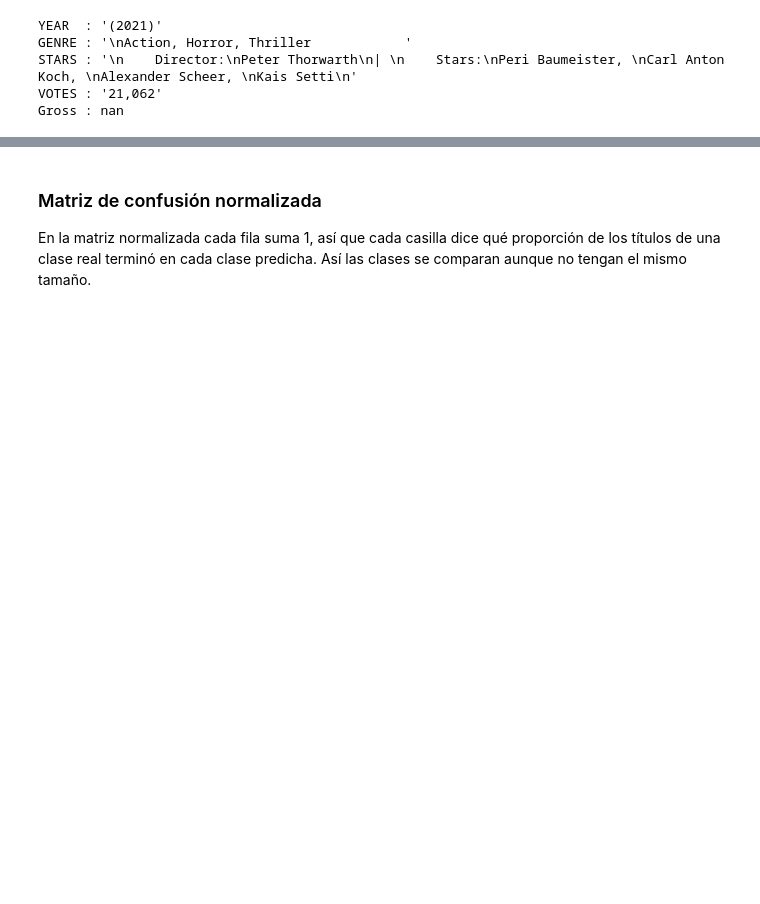
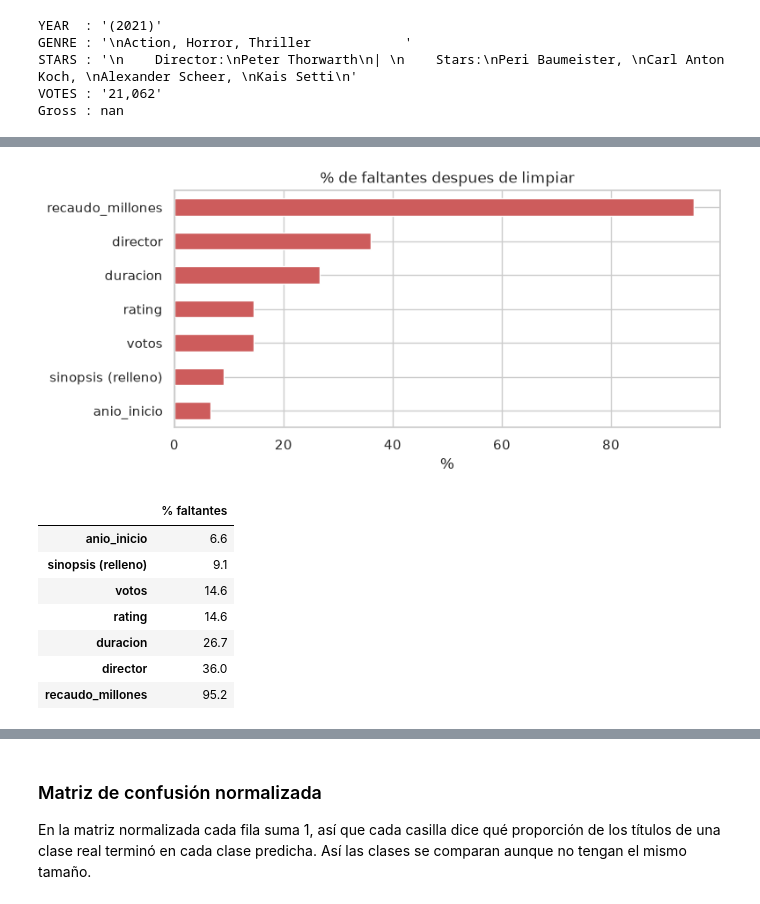
Before and after one commit to matias-martinez-moreno/entregable-2, a Jupyter notebook: peliculas/randomForest.ipynb, the cells around one changed output, grey strips where cells are left out. Saved outputs shown, nothing was run; the diff lists cells and outputs as text; code cells hidden in the pictures; blank space fills up the shorter version.

```diff
--- a/peliculas/randomForest.ipynb
+++ b/peliculas/randomForest.ipynb
@@ -283,9 +86,0 @@ d[num].apply(resumen_iqr).T.round(3)
-# %%
-# Variables numericas segun la categoria de rating
-fig, ejes = plt.subplots(1, 3, figsize=(16, 4))
-for eje, col in zip(ejes, ["duracion", "log_votos", "largo_sinopsis"]):
-    sns.boxplot(data=d, x="categoria", y=col, ax=eje, hue="categoria",
-                palette=["indianred", "goldenrod", "seagreen"], legend=False)
-    eje.set_title(col)
-plt.tight_layout()
-plt.show()
@@ -722,0 +87,24 @@ tabla_3
+# %%
+# Expresion regular para las sinopsis de relleno que usa IMDb cuando no hay trama
+SINOPSIS_RELLENO = r"^(add a plot|na\.?|(the )?plots? (is )?unknown\.?|(plots?|musical) (kept )?under wraps?\.?)$"
+
+texto = df_raw.astype("string")
+sinopsis = texto["ONE-LINE"].str.replace(r"\s+", " ", regex=True).str.strip().str.lower()
+anio = texto["YEAR"].fillna("")
+
+# Conteo de cada problema encontrado en el archivo original
+diagnostico = pd.Series({
+    "Filas duplicadas exactas": df_raw.duplicated().sum(),
+    "Celdas con saltos de linea o espacios de relleno": texto.apply(
+        lambda c: c.str.contains(r"\n|\s{2,}|^\s|\s$", regex=True, na=False)).sum().sum(),
+    "Sinopsis de relleno (Add a Plot, Plot unknown, ...)": sinopsis.str.match(SINOPSIS_RELLENO).sum(),
+    "Sinopsis cortadas con 'See full summary'": sinopsis.str.contains("see full summary", na=False).sum(),
+    "Anios con numeral romano, por ejemplo (I) (2020)": anio.str.contains(r"\([IVXL]+\)").sum(),
+    "Filas sin anio": (~anio.str.contains(r"\d{4}")).sum(),
+    "Filas que son videojuegos": anio.str.contains("Video Game").sum(),
+    "Filas sin rating": df_raw["RATING"].isna().sum(),
+    "Filas sin genero": df_raw["GENRE"].isna().sum(),
+    "Filas sin duracion": df_raw["RunTime"].isna().sum(),
+    "Filas sin recaudo": df_raw["Gross"].isna().sum(),
+}, name="filas")
+diagnostico.to_frame()
@@ -722,0 +237,20 @@ tabla_3
+# %%
+# Porcentaje de faltantes despues de limpiar en las columnas que interesan
+faltantes = df[["rating", "votos", "duracion", "anio_inicio", "recaudo_millones"]].isna().mean() * 100
+faltantes["sinopsis (relleno)"] = df["sin_sinopsis"].mean() * 100
+faltantes["director"] = (df["tiene_director"] == 0).mean() * 100
+faltantes = faltantes.round(1).sort_values()
+faltantes.plot(kind="barh", color="indianred", figsize=(8, 3.5), title="% de faltantes despues de limpiar")
+plt.xlabel("%")
+plt.show()
+faltantes.to_frame("% faltantes")
+# %% [output]
+[figure, added]
+|  | % faltantes |
+| anio_inicio | 6.6 |
+| sinopsis (relleno) | 9.1 |
+| votos | 14.6 |
+| rating | 14.6 |
+| duracion | 26.7 |
+| director | 36.0 |
+| recaudo_millones | 95.2 |
```
Also changed, not shown: parts of 128 cells of this notebook, 2 other files.
